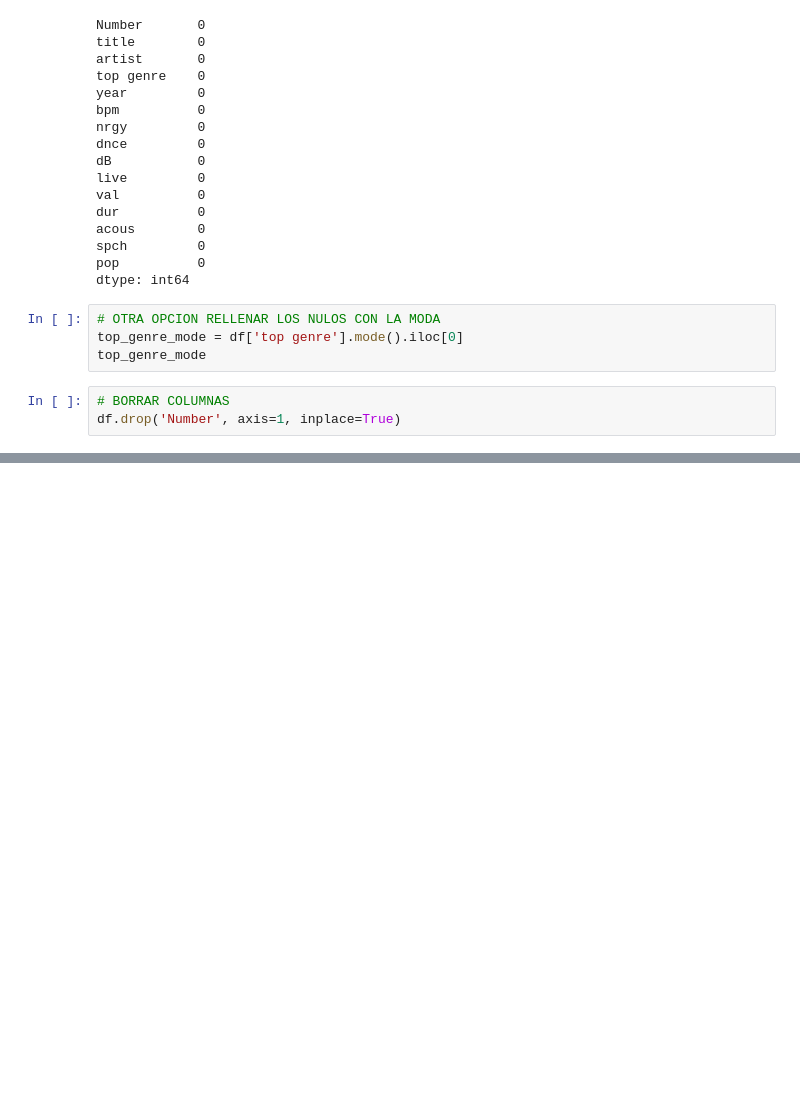
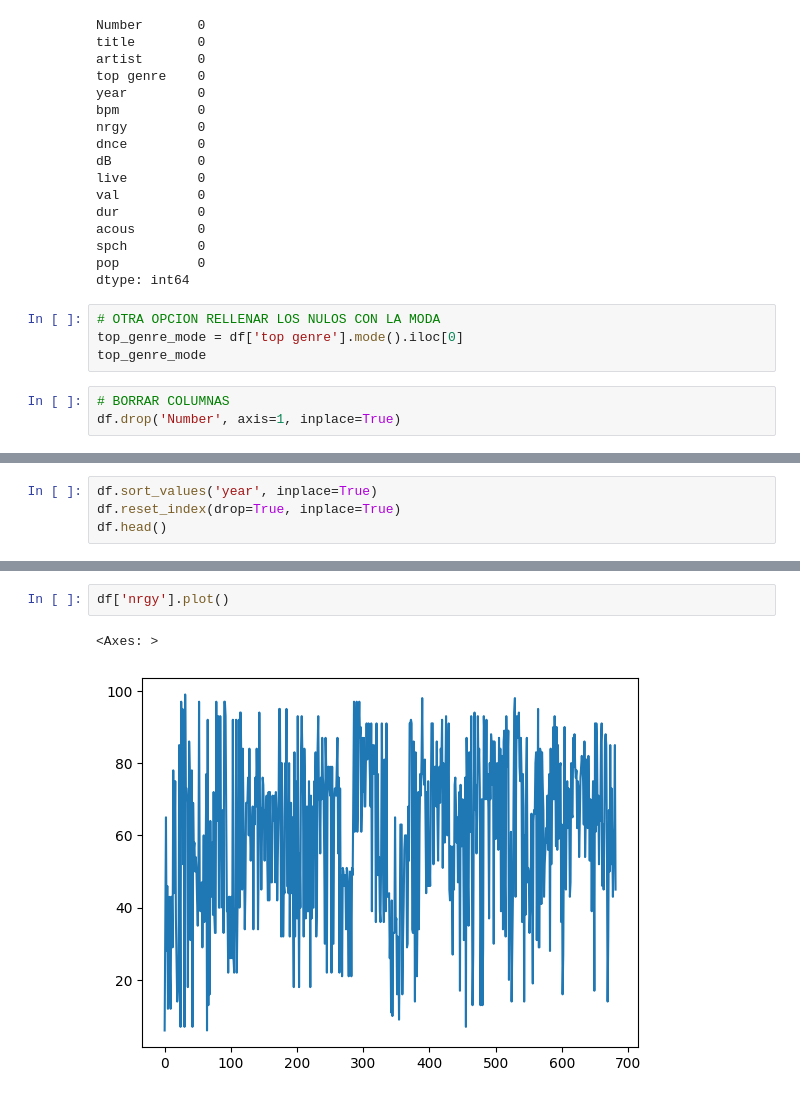
Before and after one commit to MiguelAngel3378/CURSO_ANALISIS_BD2, a Jupyter notebook: m4_pandas/operaciones/spotify.ipynb, the cells around one changed output, grey strips where cells are left out. Drawn from its saved outputs; the diff is of its cells as text; blank space fills up the shorter version.

```diff
--- a/m4_pandas/operaciones/spotify.ipynb
+++ b/m4_pandas/operaciones/spotify.ipynb
@@ -159,0 +162,4 @@ df.head()
+# %%
+df.sort_values('year', inplace=True)
+df.reset_index(drop=True, inplace=True)
+df.head()
@@ -159,0 +182,5 @@ df.head()
+# %%
+df['nrgy'].plot()
+# %% [output]
+<Axes: >
+[figure, added]
```
Also changed, not shown: parts of 4 cells of this notebook.
